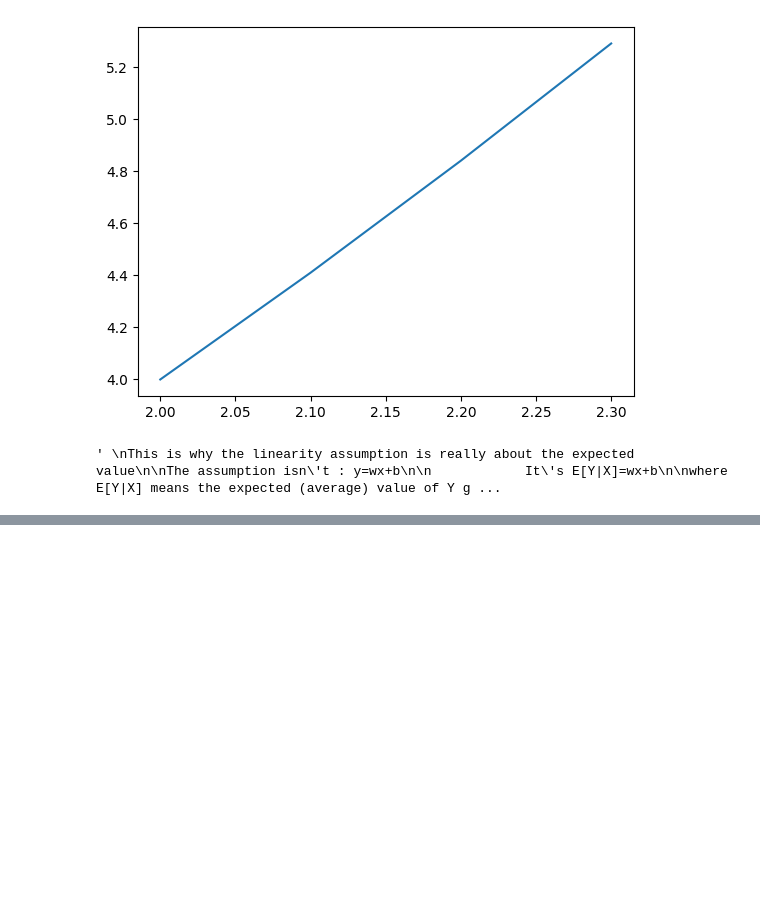
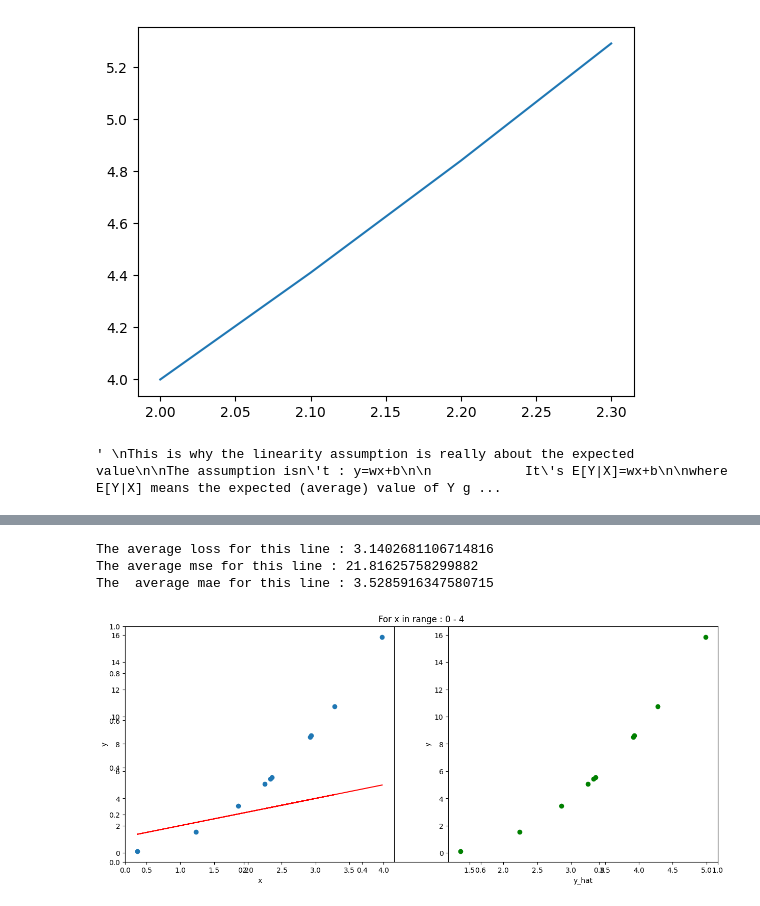
Before and after one commit to AyushDevadiga1/Machine-Learning, a Jupyter notebook: linear-regression/UnderstandingRegression.ipynb, the cells around one changed output, grey strips where cells are left out. Cells and saved outputs as stored; diff of their text form; code cells hidden in the pictures; blank space fills up the shorter version.

```diff
--- a/linear-regression/UnderstandingRegression.ipynb
+++ b/linear-regression/UnderstandingRegression.ipynb
@@ -237,0 +244,12 @@ The  average mae for this line : 32.666344240888094
+# %%
+# Experiment B
+
+lower_limit = 0
+upper_limit = 4
+
+experiment(upper_limit,lower_limit)
+# %% [output]
+The average loss for this line : 3.1402681106714816
+The average mse for this line : 21.81625758299882
+The  average mae for this line : 3.5285916347580715
+[figure, added]
```
Also changed, not shown: parts of 2 cells of this notebook.
